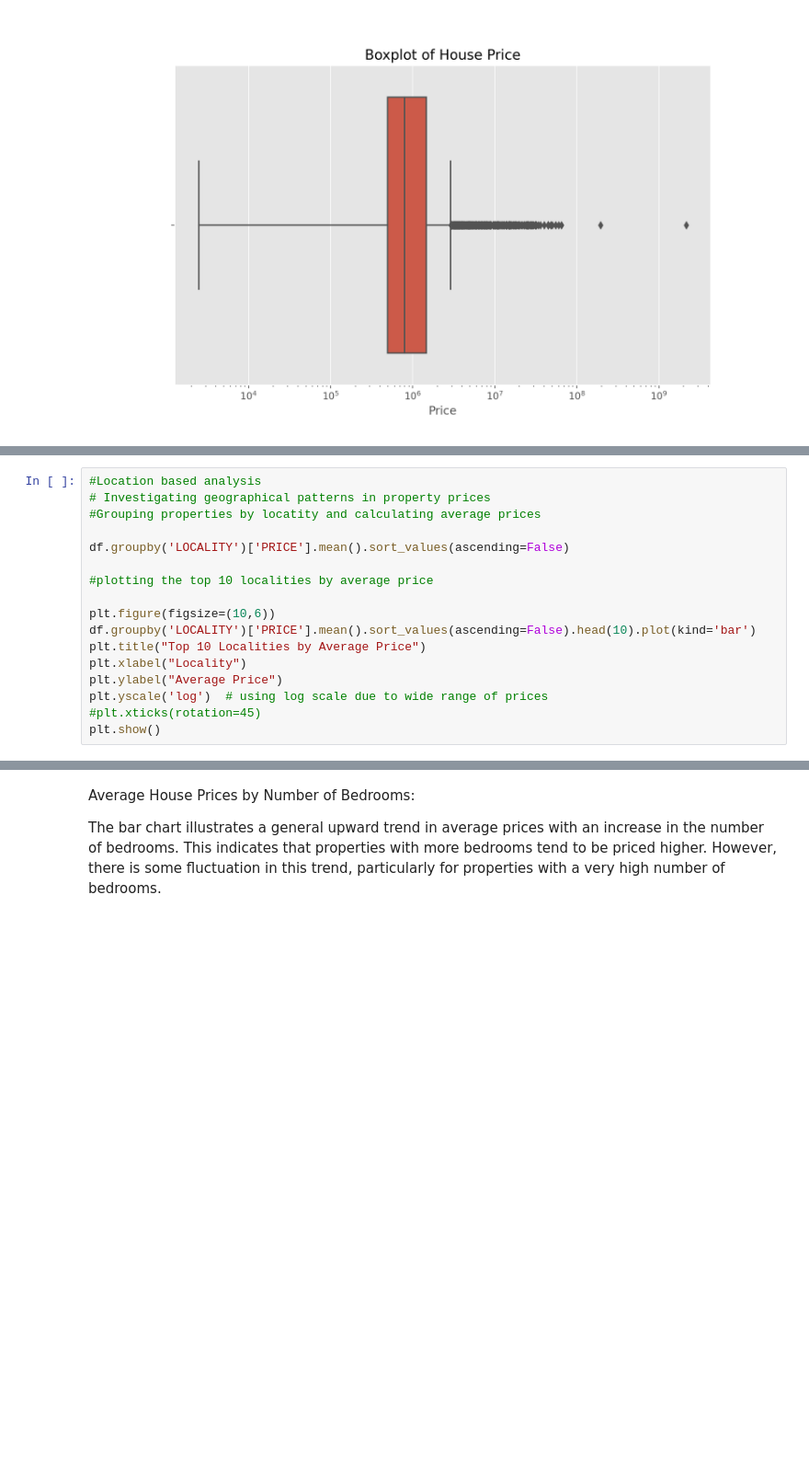
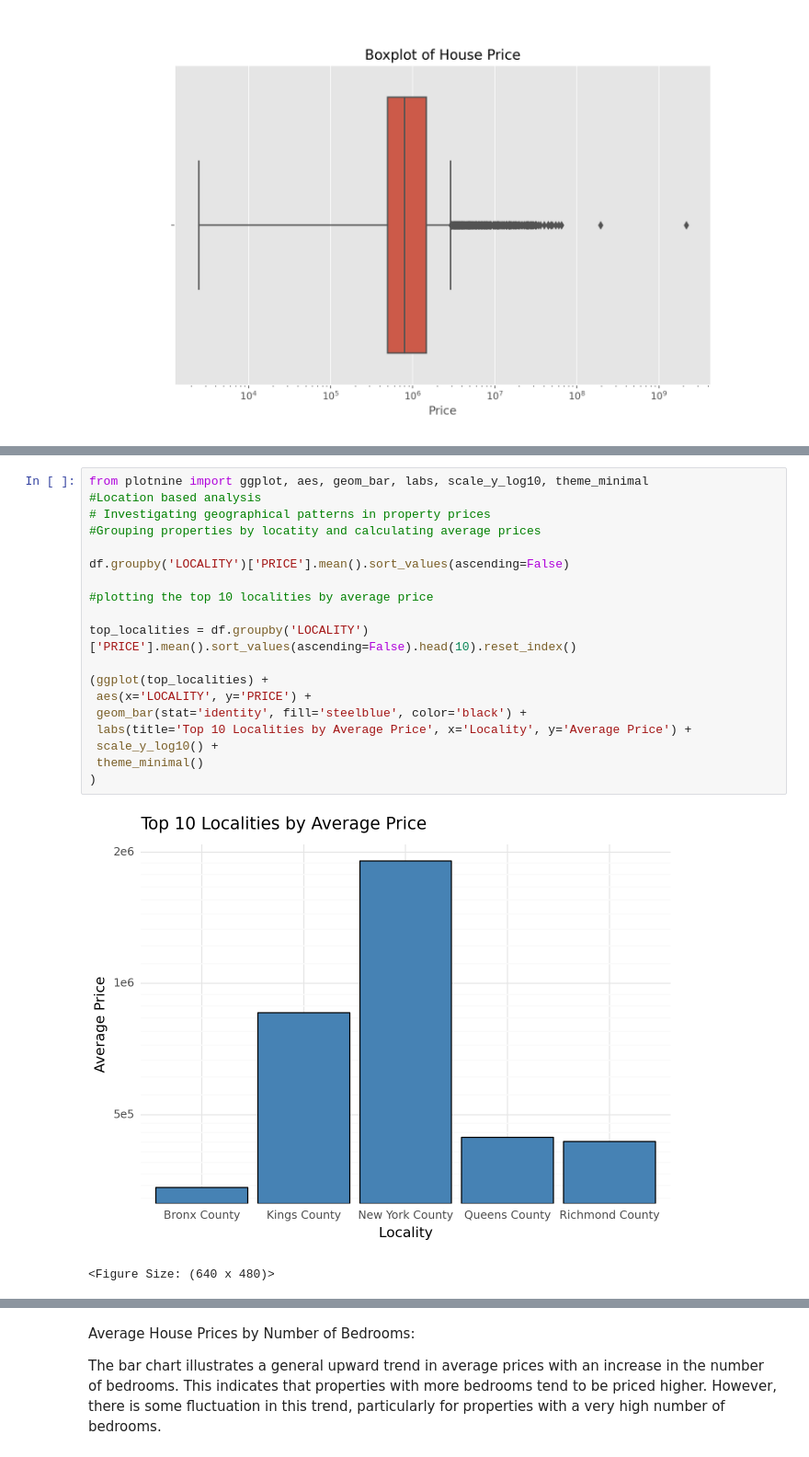
Before and after one commit to MuiruKamau/New-York-Housing-Market, a Jupyter notebook: EDA.ipynb, the cells around one changed output, grey strips where cells are left out. Shown at 92% size. Saved outputs shown, nothing was run; the diff lists cells and outputs as text; blank space fills up the shorter version.

```diff
--- a/EDA.ipynb
+++ b/EDA.ipynb
@@ -388,20 +400,25 @@ correlation
 # %%
+from plotnine import ggplot, aes, geom_bar, labs, scale_y_log10, theme_minimal
 #Location based analysis
 # Investigating geographical patterns in property prices
 #Grouping properties by locatity and calculating average prices
 
 df.groupby('LOCALITY')['PRICE'].mean().sort_values(ascending=False)
 
 #plotting the top 10 localities by average price
 
-plt.figure(figsize=(10,6))
-df.groupby('LOCALITY')['PRICE'].mean().sort_values(ascending=False).head(10).plot(kind='bar')
-plt.title("Top 10 Localities by Average Price")
-plt.xlabel("Locality")
-plt.ylabel("Average Price")
-plt.yscale('log')  # using log scale due to wide range of prices
-#plt.xticks(rotation=45)
-plt.show()
+top_localities = df.groupby('LOCALITY')['PRICE'].mean().sort_values(ascending=False).head(10).reset_index()
+
+(ggplot(top_localities) +
+ aes(x='LOCALITY', y='PRICE') +
+ geom_bar(stat='identity', fill='steelblue', color='black') +
+ labs(title='Top 10 Localities by Average Price', x='Locality', y='Average Price') +
+ scale_y_log10() +
+ theme_minimal()
+)
+# %% [output]
+[figure, added]
+<Figure Size: (640 x 480)>
 # %%
 #plotting the average price by number of bedrooms
 
```
Also changed, not shown: parts of 13 cells of this notebook.
